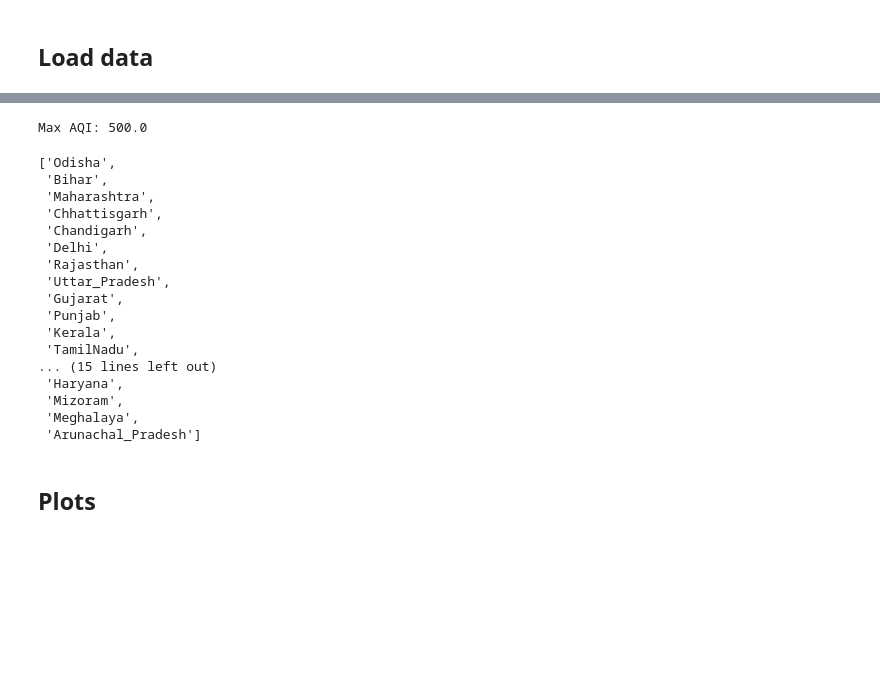
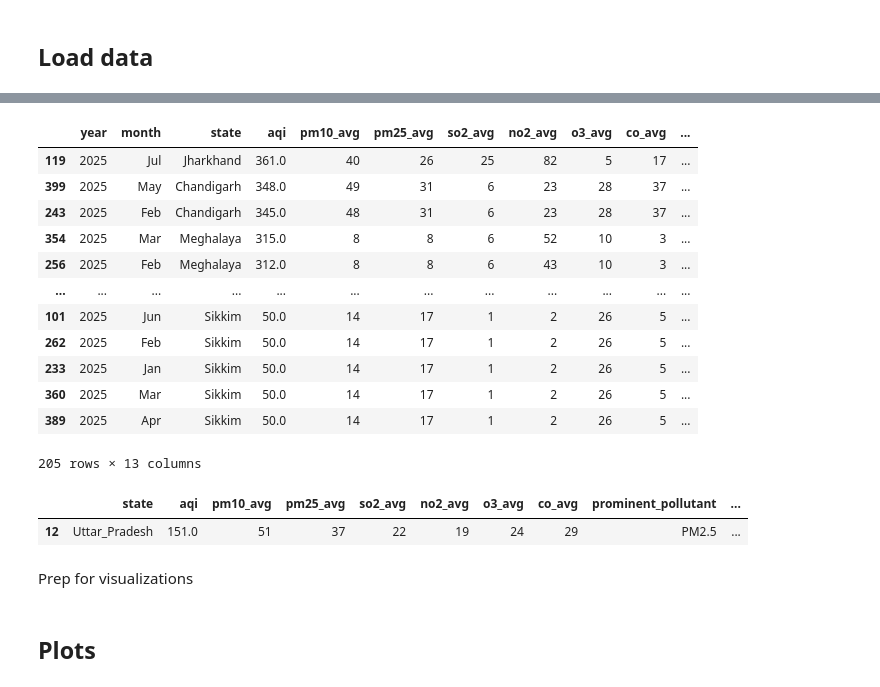
Before and after one commit to enterthematrix/data-alchemist, a Jupyter notebook: data_engineering/AIRlytics/aqi_dashboard/aqi_wrangler.ipynb, the cells around one changed output, grey strips where cells are left out. Drawn from its saved outputs; the diff is of its cells as text; code cells hidden in the pictures; blank space fills up the shorter version.

Commit message:
data wrangler

```diff
--- a/data_engineering/AIRlytics/aqi_dashboard/aqi_wrangler.ipynb
+++ b/data_engineering/AIRlytics/aqi_dashboard/aqi_wrangler.ipynb
@@ -37,28 +27,38 @@ df_aqi_data.head()
-# %%
-unique_years = df_aqi_data["record_ts"].dt.year.unique().tolist()
-unique_years
-max_aqi = df_aqi_data[df_aqi_data.aqi_month == 7]["aqi"].max()
-print("Max AQI:", max_aqi)
-month_list = df_aqi_data["aqi_month"].unique().tolist()
-month_list
-states = df_aqi_data["state"].unique().tolist()
-states
-# %% [output]
-Max AQI: 500.0
-['Odisha',
- 'Bihar',
- 'Maharashtra',
- 'Chhattisgarh',
- 'Chandigarh',
- 'Delhi',
- 'Rajasthan',
- 'Uttar_Pradesh',
- 'Gujarat',
- 'Punjab',
- 'Kerala',
- 'TamilNadu',
-... (15 lines left out)
- 'Haryana',
- 'Mizoram',
- 'Meghalaya',
- 'Arunachal_Pradesh']
+# %%
+df_aqi_per_state = run_query(q.get_aqi_data_per_state)
+def get_filtered_monthly_data(df, year, month):
+    return df[(df["year"] == year) & (df["month"] == month)].sort_values(by="aqi", ascending=False)
+
+def get_filtered_yearly_data(df, year):
+    return df[(df["year"] == year)].sort_values(by="aqi", ascending=False)
+# %%
+import calendar
+df_monthly_aqi_per_state = get_filtered_monthly_data(df_aqi_per_state, 2025, 7)
+df_yearly_aqi_per_state = get_filtered_yearly_data(df_aqi_per_state, 2025)
+
+df_yearly_aqi_per_state['month_num'] = df_yearly_aqi_per_state['month']
+df_yearly_aqi_per_state['month'] = df_yearly_aqi_per_state['month'].apply(lambda x: calendar.month_abbr[int(x)])
+df_yearly_aqi_per_state.sort_values(by="month_num", ascending=False)
+df_yearly_aqi_per_state
+# %% [output]
+|  | year | month | state | aqi | pm10_avg | pm25_avg | so2_avg | no2_avg | o3_avg | co_avg | ... |
+| 119 | 2025 | Jul | Jharkhand | 361.0 | 40 | 26 | 25 | 82 | 5 | 17 | ... |
+| 399 | 2025 | May | Chandigarh | 348.0 | 49 | 31 | 6 | 23 | 28 | 37 | ... |
+| 243 | 2025 | Feb | Chandigarh | 345.0 | 48 | 31 | 6 | 23 | 28 | 37 | ... |
+| 354 | 2025 | Mar | Meghalaya | 315.0 | 8 | 8 | 6 | 52 | 10 | 3 | ... |
+| 256 | 2025 | Feb | Meghalaya | 312.0 | 8 | 8 | 6 | 43 | 10 | 3 | ... |
+| ... | ... | ... | ... | ... | ... | ... | ... | ... | ... | ... | ... |
+| 101 | 2025 | Jun | Sikkim | 50.0 | 14 | 17 | 1 | 2 | 26 | 5 | ... |
+| 262 | 2025 | Feb | Sikkim | 50.0 | 14 | 17 | 1 | 2 | 26 | 5 | ... |
+| 233 | 2025 | Jan | Sikkim | 50.0 | 14 | 17 | 1 | 2 | 26 | 5 | ... |
+| 360 | 2025 | Mar | Sikkim | 50.0 | 14 | 17 | 1 | 2 | 26 | 5 | ... |
+| 389 | 2025 | Apr | Sikkim | 50.0 | 14 | 17 | 1 | 2 | 26 | 5 | ... |
+205 rows × 13 columns
+# %%
+df_aqi_per_state[df_aqi_per_state['state']=="Uttar_Pradesh"]
+df_aqi_per_state[df_aqi_per_state['state_for_map']=="Uttar Pradesh"]
+# %% [output]
+|  | state | aqi | pm10_avg | pm25_avg | so2_avg | no2_avg | o3_avg | co_avg | prominent_pollutant | ... |
+| 12 | Uttar_Pradesh | 151.0 | 51 | 37 | 22 | 19 | 24 | 29 | PM2.5 | ... |
+# %% [markdown]
+Prep for visualizations
```
Also changed, not shown: parts of 5 cells of this notebook.
